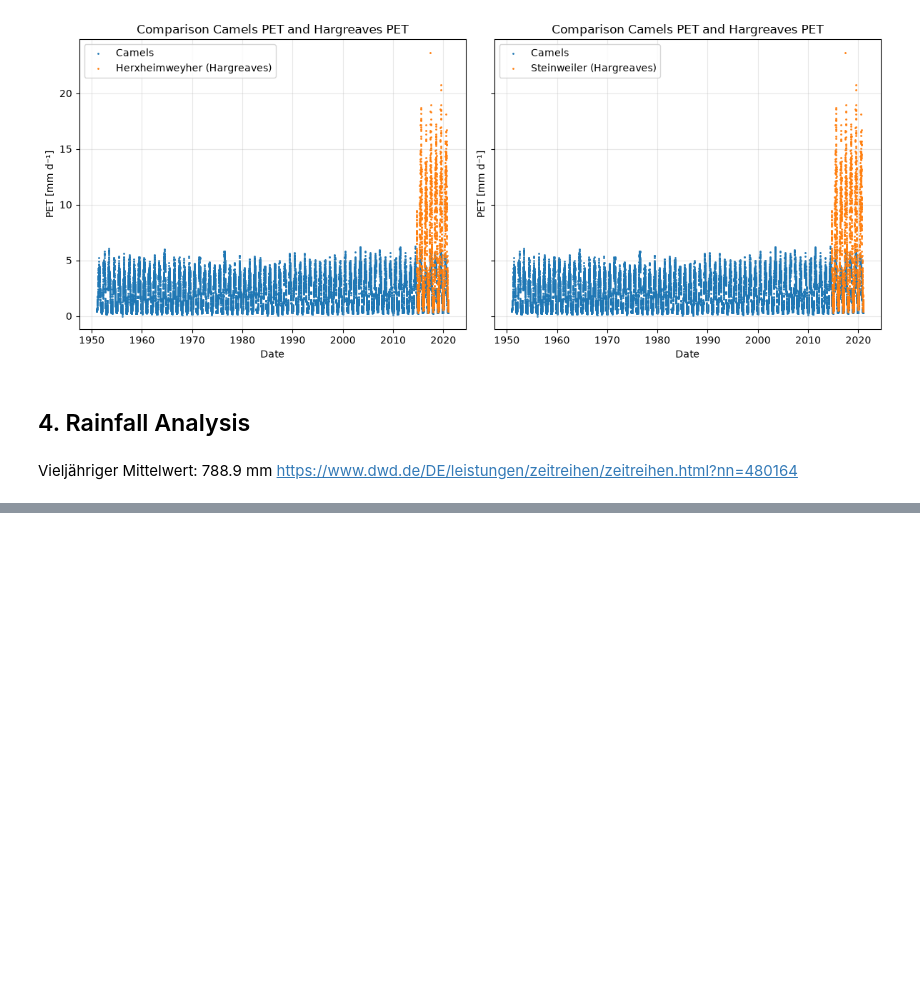
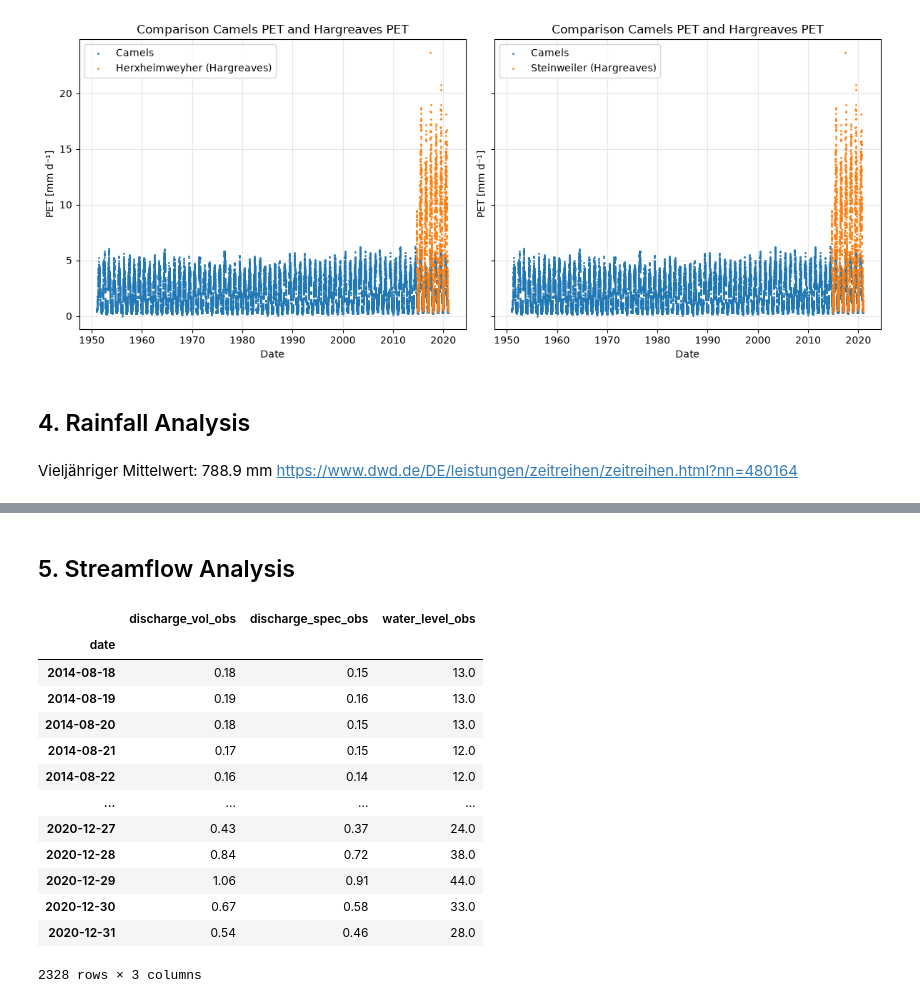
Before and after one commit to danielsehr/ACP4-Seminar, a Jupyter notebook: src/ACP4/main.ipynb, the cells around one changed output, grey strips where cells are left out. Drawn from its saved outputs; the diff is of its cells as text; code cells hidden in the pictures; blank space fills up the shorter version.

```diff
--- a/src/ACP4/main.ipynb
+++ b/src/ACP4/main.ipynb
@@ -322,0 +280,19 @@ plot_monthly_precip_sum(df=monthly_precip_sum)
+# %% [markdown]
+## 5. Streamflow Analysis
+# %%
+data.discharge
+# %% [output]
+|  | discharge_vol_obs | discharge_spec_obs | water_level_obs |
+| date |  |  |  |
+| 2014-08-18 | 0.18 | 0.15 | 13.0 |
+| 2014-08-19 | 0.19 | 0.16 | 13.0 |
+| 2014-08-20 | 0.18 | 0.15 | 13.0 |
+| 2014-08-21 | 0.17 | 0.15 | 12.0 |
+| 2014-08-22 | 0.16 | 0.14 | 12.0 |
+| ... | ... | ... | ... |
+| 2020-12-27 | 0.43 | 0.37 | 24.0 |
+| 2020-12-28 | 0.84 | 0.72 | 38.0 |
+| 2020-12-29 | 1.06 | 0.91 | 44.0 |
+| 2020-12-30 | 0.67 | 0.58 | 33.0 |
+| 2020-12-31 | 0.54 | 0.46 | 28.0 |
+2328 rows × 3 columns
```
Also changed, not shown: parts of 10 cells of this notebook, 2 other files.
